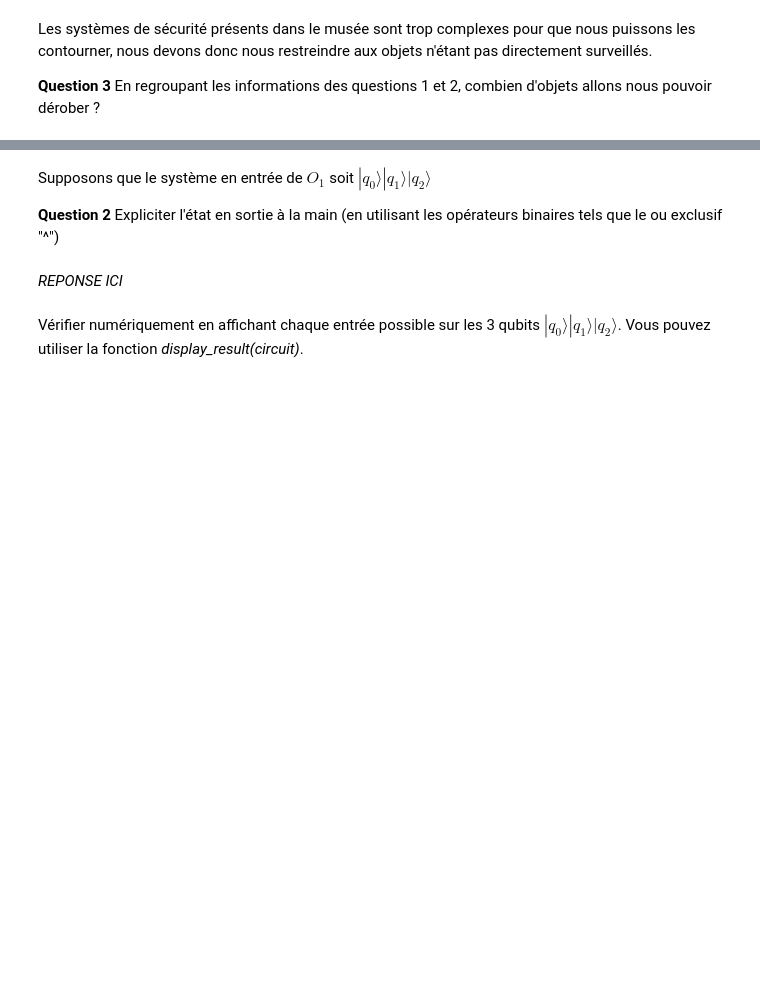
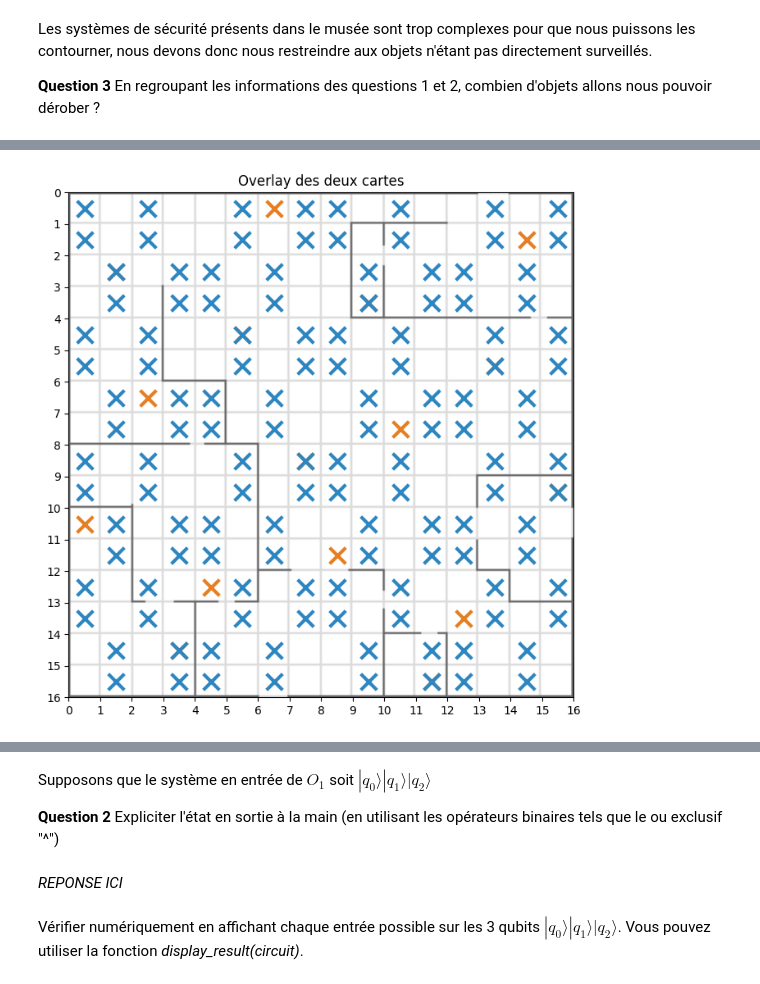
Before and after one commit to Wubpooz/QC_polytech, a Jupyter notebook: Annales/notebook.ipynb, the cells around one changed output, grey strips where cells are left out. Drawn from its saved outputs; the diff is of its cells as text; code cells hidden in the pictures; blank space fills up the shorter version.

```diff
--- a/Annales/notebook.ipynb
+++ b/Annales/notebook.ipynb
@@ -164,0 +211,82 @@ Les systèmes de sécurité présents dans le musée sont trop complexes pour qu
+# %%
+# Overlay des deux cartes en réutilisant la logique de circuit_to_map
+def _circuit_coords(circuit):
+    n = circuit.arity
+    N = 1 << n
+    coords = []
+    for i in range(N):
+        rout = QRoutine()
+        qreg = rout.new_wires(n)
+        for j in range(n):
+            if i & (1 << j):
+                X(qreg[j])
+        circuit(qreg)
+        result = qpu.submit(rout.to_job())
+        for sample in result:
+            if sample.amplitude != 0:
+                coords.append((i, sample.state.int))
+    return coords
+
+def circuit_to_map(circuit, ax=None, show=True, color="#E67E22", alpha=1.0, title="Plan du Louvre"):
+    coords = _circuit_coords(circuit)
+
+    img = mpimg.imread("img/plan.png")
+    own_fig = False
+    if ax is None:
+        own_fig = True
+        fig, ax = plt.subplots(figsize=(8, 8))
+    else:
+        fig = ax.figure
+
+    ax.imshow(img, extent=[0, 16, 0, 16], alpha=alpha)
+    for (x, y) in coords:
+        ax.scatter(
+            x + 0.5,
+            15 - y + 0.5,
+            marker='x',
+            color=color,
+            s=200,
+            linewidth=3
+        )
+
+    ax.set_xticks(range(17))
+    ax.set_yticks(range(17))
+    ax.set_title(title)
+    ax.invert_yaxis()
+
+    if show and own_fig:
+        plt.show()
+
+    return coords
+
+def overlay_circuit_maps(circuit_1, circuit_2):
+    fig, ax = plt.subplots(figsize=(8, 8))
+
+    coords_1 = circuit_to_map(
+        circuit_1,
+        ax=ax,
+        show=False,
+        color="#E67E22",
+        alpha=0.6,
+        title="Overlay des deux cartes"
+    )
+    coords_2 = circuit_to_map(
+        circuit_2,
+        ax=ax,
+        show=False,
+        color="#2E86C1",
+        alpha=0.0,
+        title="Overlay des deux cartes"
+    )
+
+    plt.show()
+
+    # Objets non surveillés = objets présents dans la carte emplacement
+    # mais absents de la carte security
+    non_surveille = sorted(set(coords_1) - set(coords_2))
+    print("Nombre d'objets dérobables :", len(non_surveille))
+    return non_surveille
+
+objets_derobables = overlay_circuit_maps(emplacement(), security())
+# %% [output]
+[figure, added]
```
Also changed, not shown: parts of 8 cells of this notebook.
